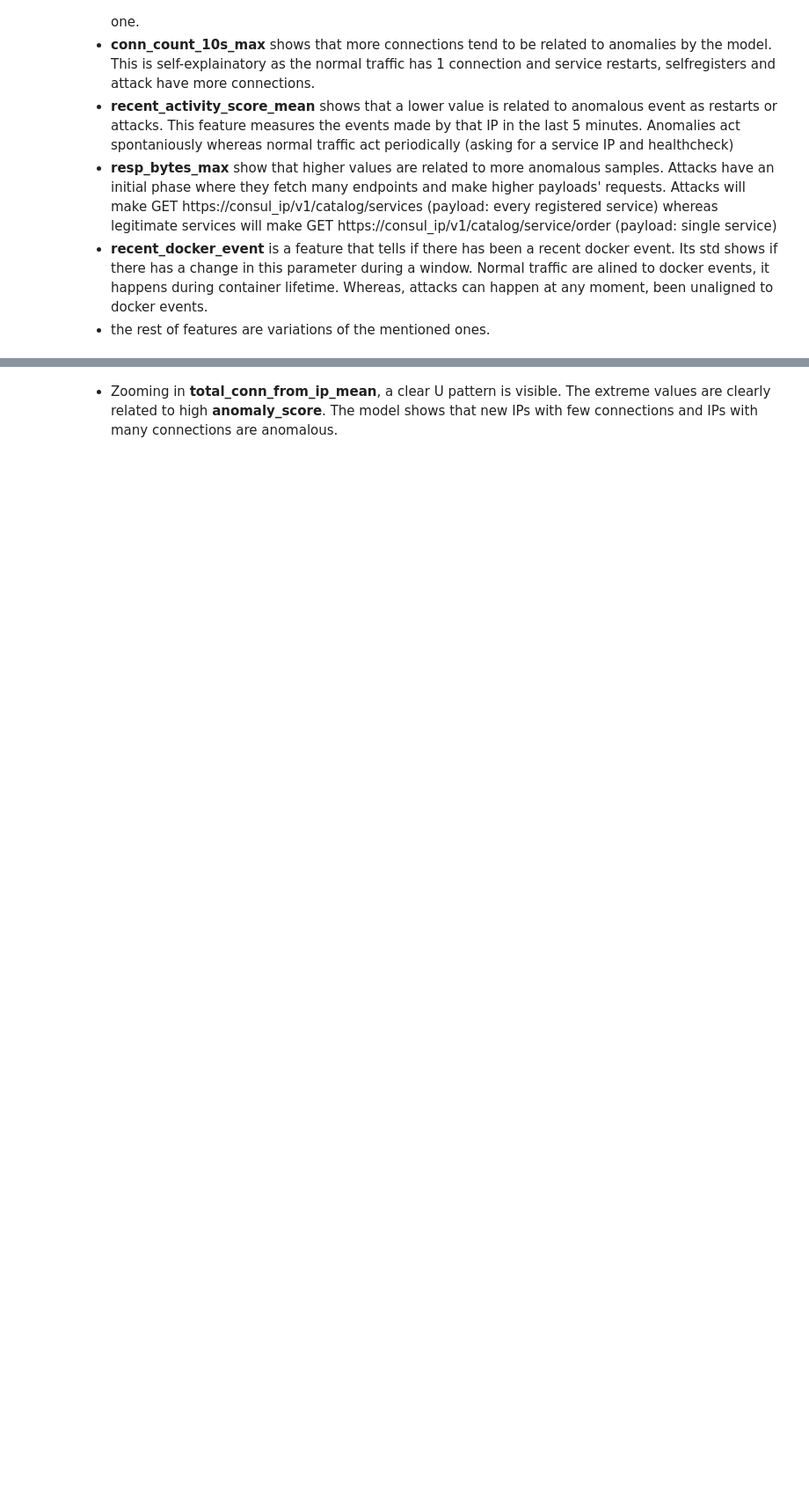
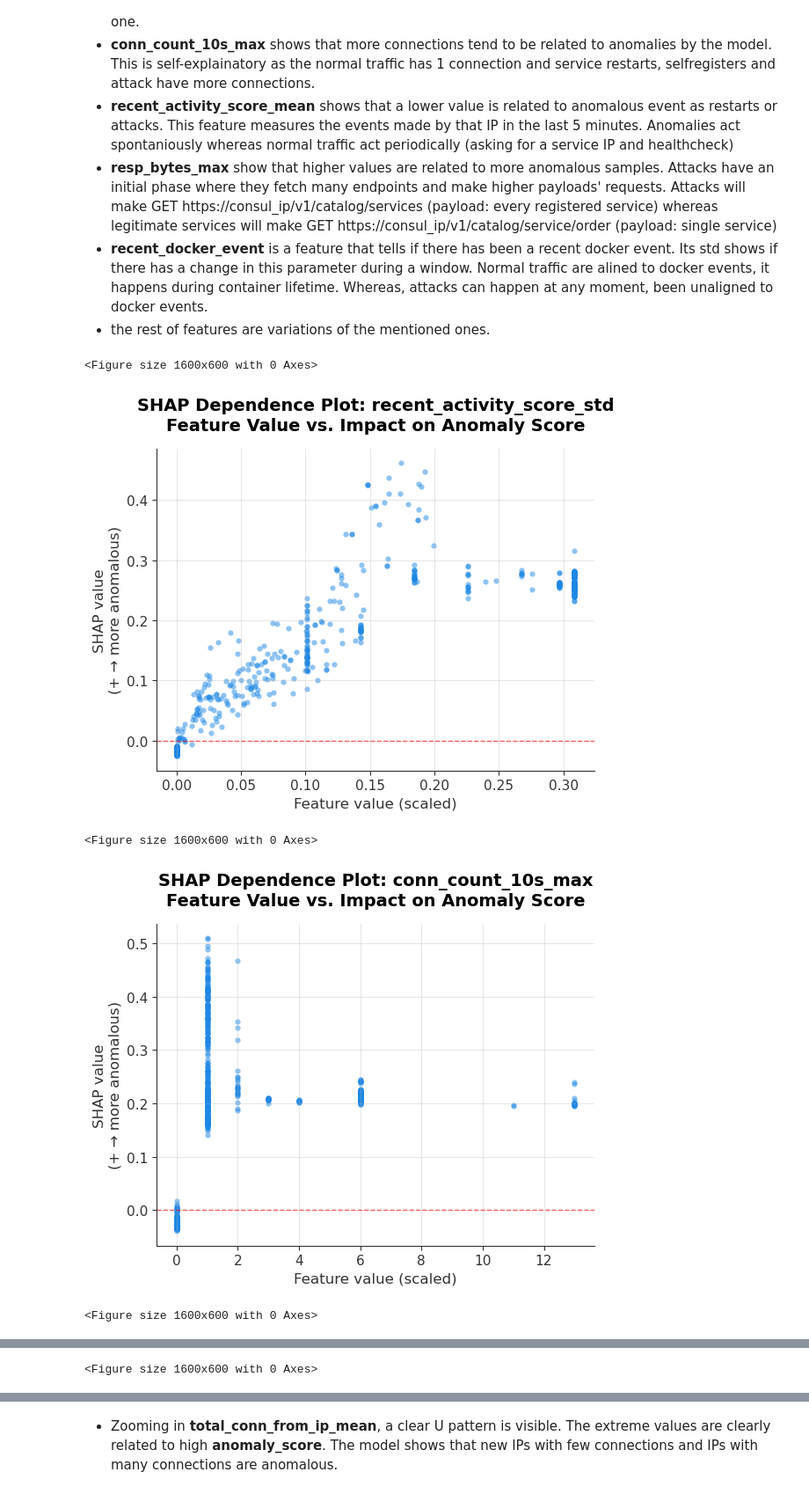
Before and after one commit to Grupo-MACC/ML_for_consul_poisoning, a Jupyter notebook: notebooks/05_explainability_isolation_forest.ipynb, the cells around one changed output, grey strips where cells are left out. Shown at 88% size. Drawn from its saved outputs; the diff is of its cells as text; code cells hidden in the pictures; blank space fills up the shorter version.

```diff
--- a/notebooks/05_explainability_isolation_forest.ipynb
+++ b/notebooks/05_explainability_isolation_forest.ipynb
@@ -88,3 +97,56 @@ Here we get a better granularity of the importance of each top feature
 - **resp_bytes_max** show that higher values are related to more anomalous samples. Attacks have an initial phase where they fetch many endpoints and make higher payloads' requests. Attacks will make GET https://consul_ip/v1/catalog/services (payload: every registered service) whereas legitimate services will make GET https://consul_ip/v1/catalog/service/order (payload: single service)
 - **recent_docker_event** is a feature that tells if there has been a recent docker event. Its std shows if there has a change in this parameter during a window. Normal traffic are alined to docker events, it happens during container lifetime. Whereas, attacks can happen at any moment, been unaligned to docker events.
 - the rest of features are variations of the mentioned ones.
+# %%
+import matplotlib.pyplot as plt
+
+# Lista de features a visualizar
+features = [
+    'recent_activity_score_std',
+    'conn_count_10s_max',
+    'conn_count_10s_mean',
+    'interval_stddev_mean',
+    'n_connections',
+    'recon_pattern_score_std'
+]
+
+# Generar gráfico individual para cada feature
+for feature in features:
+    feature_idx = Xtest.columns.get_loc(feature)
+
+    # Crear figura individual
+    plt.figure(figsize=(16, 6))
+
+    # Generar dependence plot
+    shap.dependence_plot(
+        feature_idx,
+        shap_values_inverted,
+        X_test_scaled,
+        interaction_index=None,
+        show=False,
+        alpha=0.5,
+        dot_size=20
+    )
+
+    # Personalizar
+    plt.title(f'SHAP Dependence Plot: {feature}\n'
+              'Feature Value vs. Impact on Anomaly Score',
+              fontsize=14, fontweight='bold', pad=15)
+    plt.ylabel('SHAP value\n(+ → more anomalous)', fontsize=12)
+    plt.xlabel('Feature value (scaled)', fontsize=12)
+    plt.axhline(y=0, color='red', linestyle='--', linewidth=1, alpha=0.6)
+    plt.grid(True, alpha=0.3)
+    plt.tight_layout()
+
+    # Guardar con nombre específico para cada feature
+    filename = feature.lower().replace('_', '-')
+    plt.savefig(f'../reports/figures/shap_dependence_{filename}.png',
+                dpi=300, bbox_inches='tight')
+    plt.show()
+    plt.close()  # Cerrar figura para liberar memoria
+# %% [output]
+<Figure size 1600x600 with 0 Axes>
+[figure, added]
+<Figure size 1600x600 with 0 Axes>
+[figure, added]
+<Figure size 1600x600 with 0 Axes>
@@ -90,0 +154 @@ Here we get a better granularity of the importance of each top feature
+<Figure size 1600x600 with 0 Axes>
```
Also changed, not shown: parts of 7 cells of this notebook, 5 other files.
